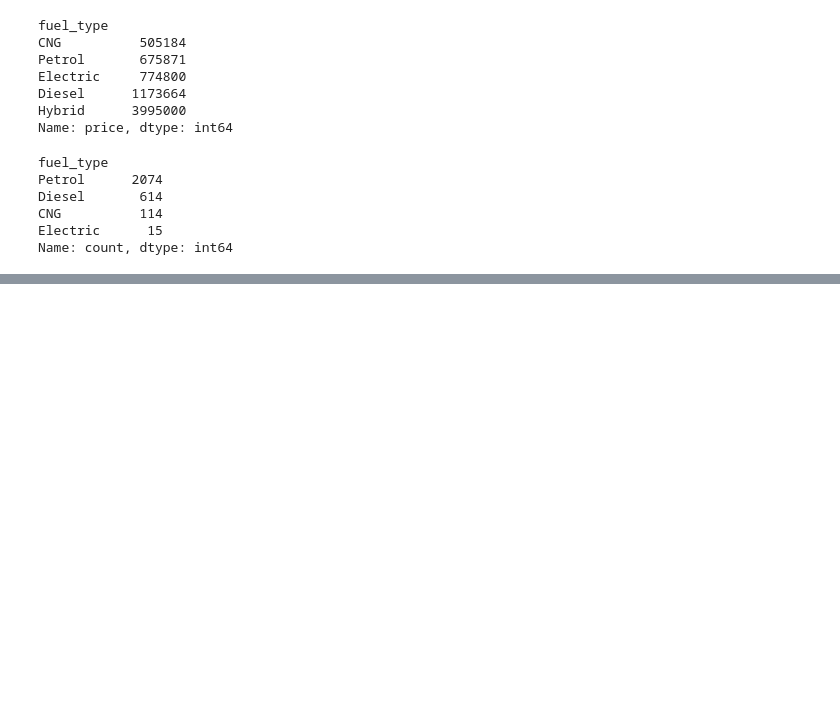
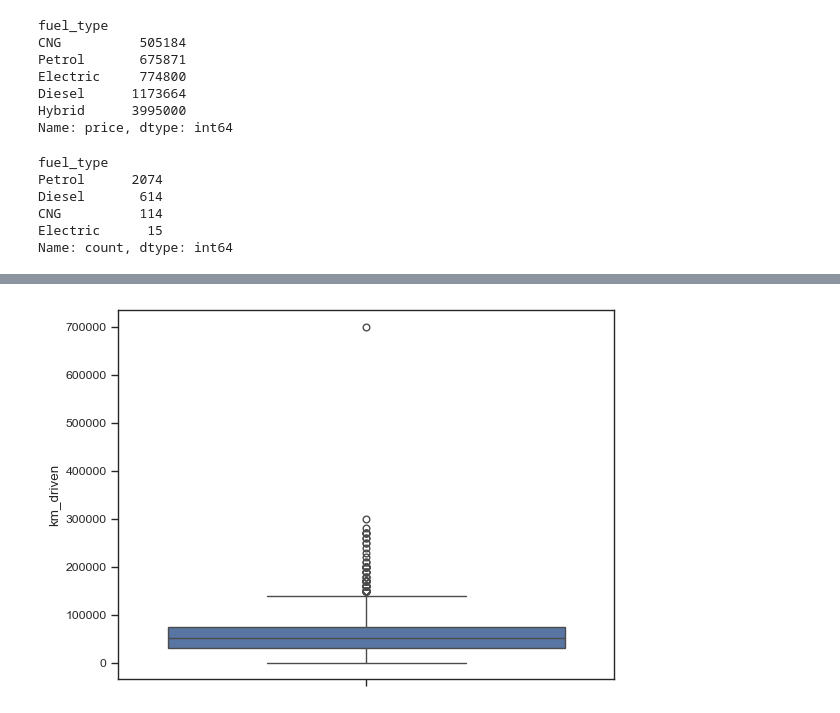
Before and after one commit to TheMrityunjayPathak/AutoIQ, a Jupyter notebook: notebooks/step_2_outlier_detection.ipynb, the cells around one changed output, grey strips where cells are left out. Drawn from its saved outputs; the diff is of its cells as text; code cells hidden in the pictures; blank space fills up the shorter version.

Commit message:
feat: detect, visualize and remove outliers from km_driven column

```diff
--- a/notebooks/step_2_outlier_detection.ipynb
+++ b/notebooks/step_2_outlier_detection.ipynb
@@ -166,0 +196,6 @@ Name: count, dtype: int64
+# %%
+# Box Plot of "km_driven" column
+sns.boxplot(cars['km_driven'])
+plt.show()
+# %% [output]
+[figure, added]
```
Also changed, not shown: parts of 16 cells of this notebook.
